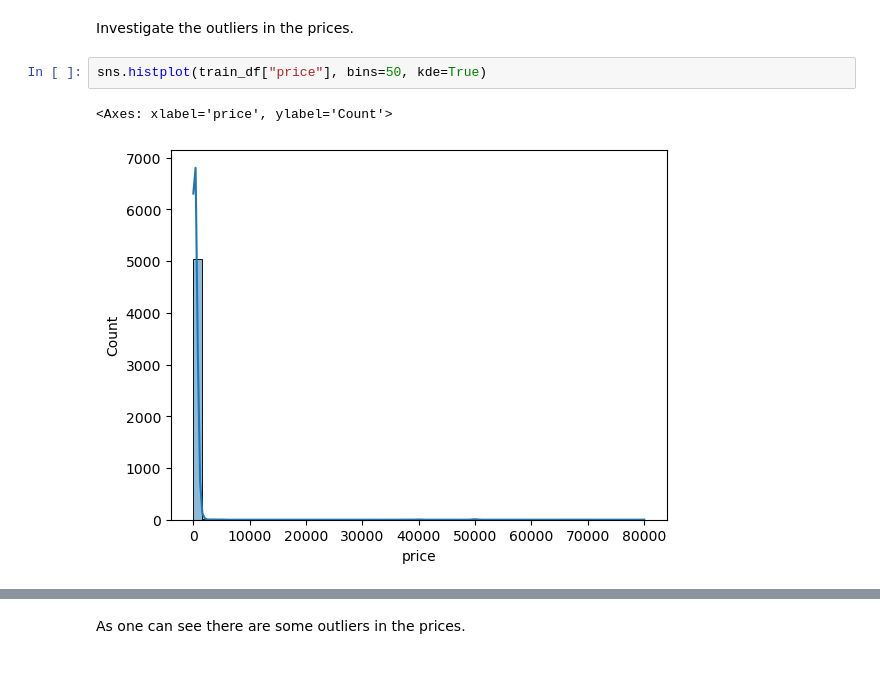
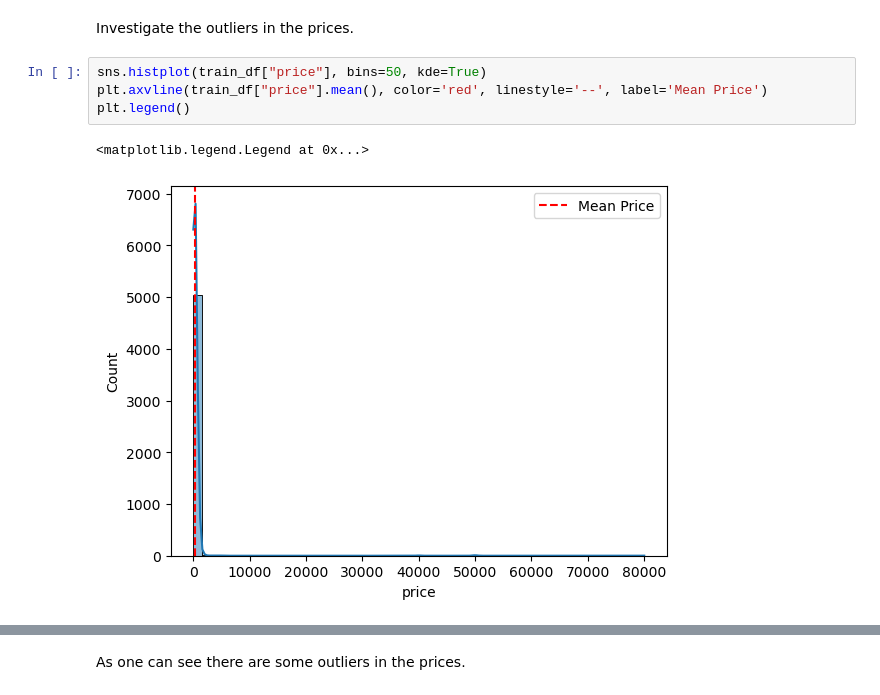
Before and after one commit to josh-wilkinson/MachineLearningExercises, a Jupyter notebook: Project/Description_model/Data_prepocessing.ipynb, the cells around one changed output, grey strips where cells are left out. Saved outputs shown, nothing was run; the diff lists cells and outputs as text.

```diff
--- a/Project/Description_model/Data_prepocessing.ipynb
+++ b/Project/Description_model/Data_prepocessing.ipynb
@@ -96,6 +96,8 @@ memory usage: 395.1+ KB
 Investigate the outliers in the prices.
 # %%
 sns.histplot(train_df["price"], bins=50, kde=True)
+plt.axvline(train_df["price"].mean(), color='red', linestyle='--', label='Mean Price')
+plt.legend()
 # %% [output]
-<Axes: xlabel='price', ylabel='Count'>
+<matplotlib.legend.Legend at 0x...>
-[figure, old version]
+[figure, new version]
```
Also changed, not shown: parts of 21 cells of this notebook, 3 other files.
